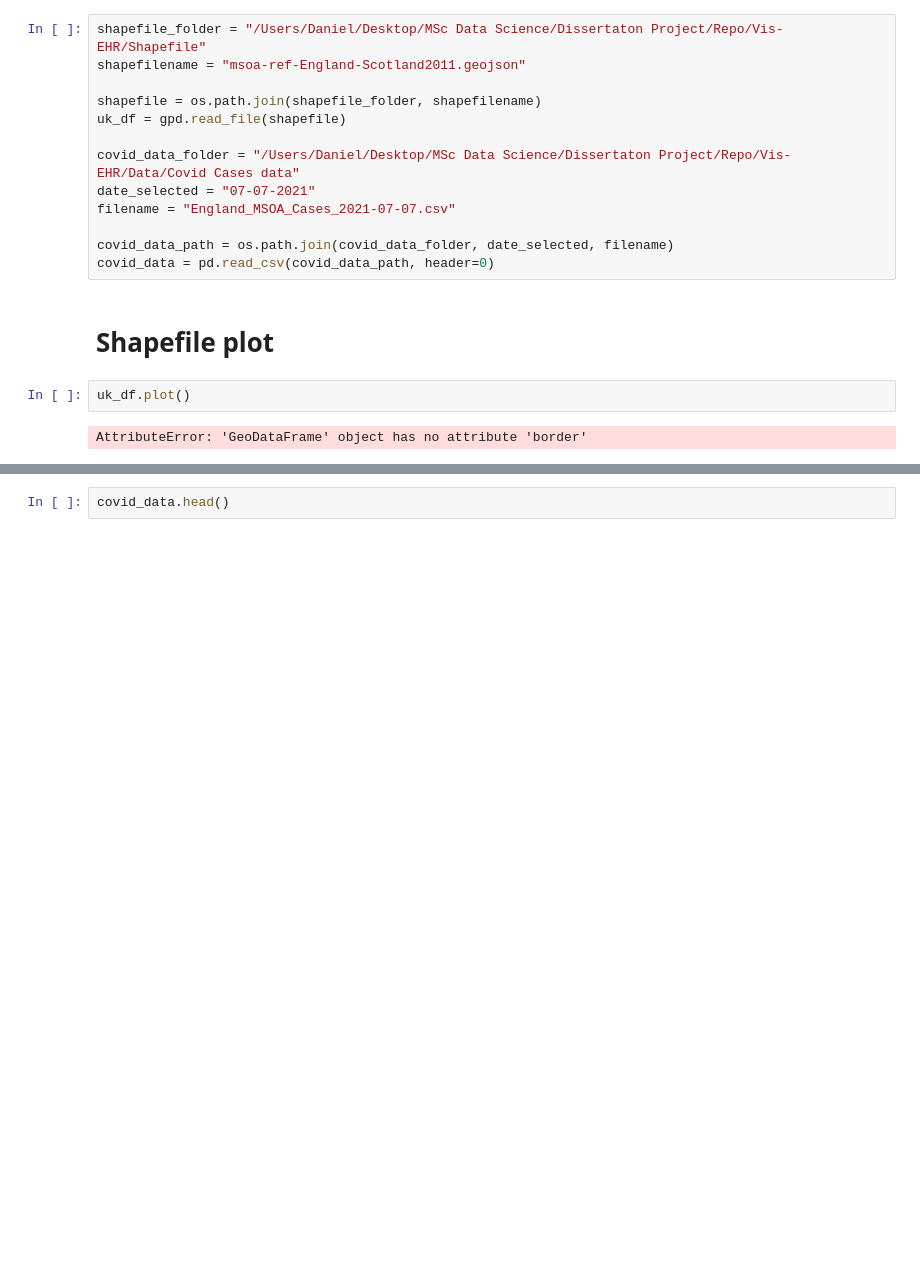
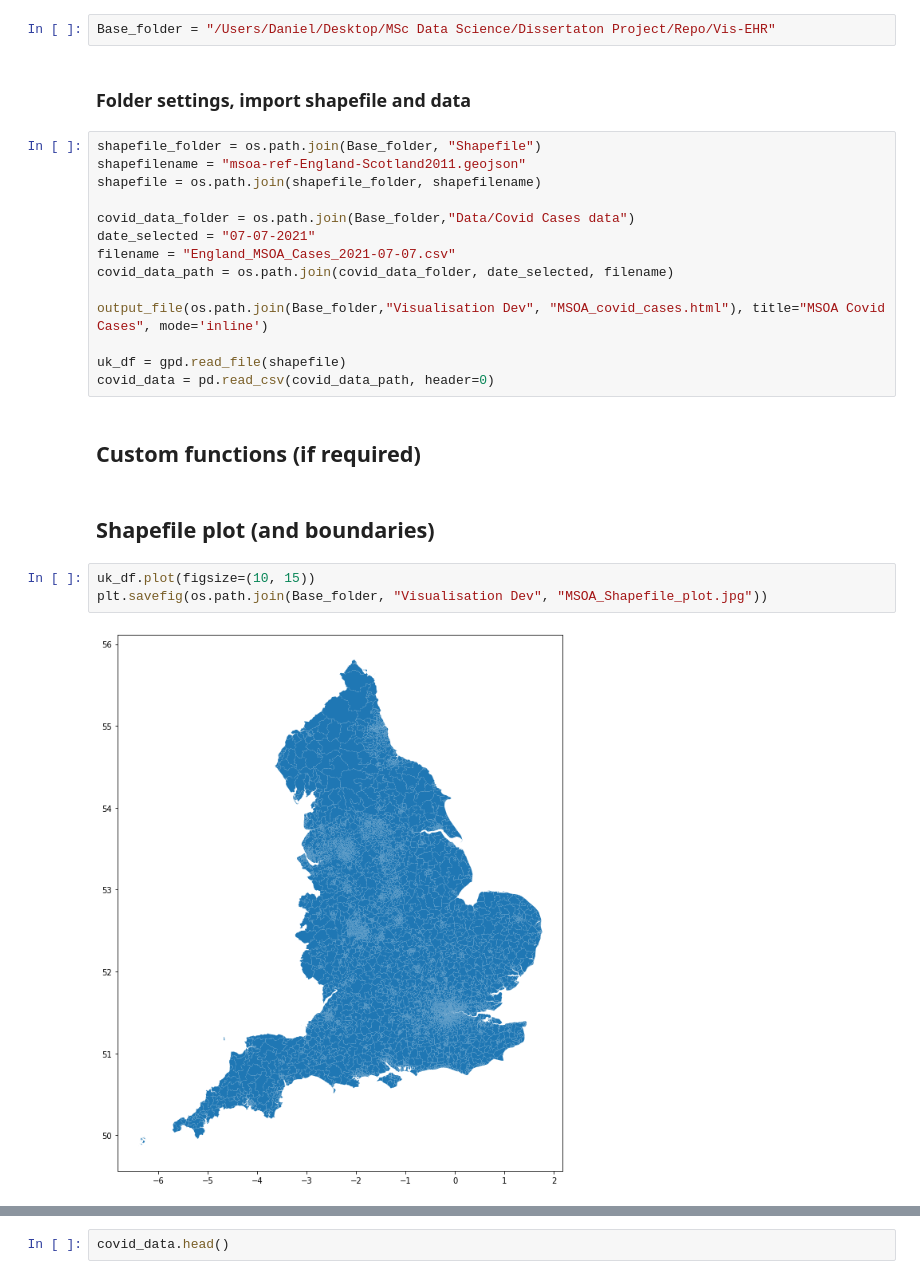
Before and after one commit to DanielAudcent/Vis-EHR, a Jupyter notebook: Code/Shapefile testing.ipynb, the cells around one changed output, grey strips where cells are left out. Cells and saved outputs as stored; diff of their text form; blank space fills up the shorter version.

```diff
--- a/Code/Shapefile testing.ipynb
+++ b/Code/Shapefile testing.ipynb
@@ -8,19 +16,27 @@ import matplotlib.pyplot as plt
+# %%
+Base_folder = "/Users/Daniel/Desktop/MSc Data Science/Dissertaton Project/Repo/Vis-EHR"
+# %% [markdown]
+### Folder settings, import shapefile and data
 # %%
-shapefile_folder = "/Users/Daniel/Desktop/MSc Data Science/Dissertaton Project/Repo/Vis-EHR/Shapefile"
+shapefile_folder = os.path.join(Base_folder, "Shapefile")
 shapefilename = "msoa-ref-England-Scotland2011.geojson"
+shapefile = os.path.join(shapefile_folder, shapefilename)
 
-shapefile = os.path.join(shapefile_folder, shapefilename)
-uk_df = gpd.read_file(shapefile)
-
-covid_data_folder = "/Users/Daniel/Desktop/MSc Data Science/Dissertaton Project/Repo/Vis-EHR/Data/Covid Cases data"
+covid_data_folder = os.path.join(Base_folder,"Data/Covid Cases data")
 date_selected = "07-07-2021"
 filename = "England_MSOA_Cases_2021-07-07.csv"
+covid_data_path = os.path.join(covid_data_folder, date_selected, filename)
 
-covid_data_path = os.path.join(covid_data_folder, date_selected, filename)
+output_file(os.path.join(Base_folder,"Visualisation Dev", "MSOA_covid_cases.html"), title="MSOA Covid Cases", mode='inline')
+
+uk_df = gpd.read_file(shapefile)
 covid_data = pd.read_csv(covid_data_path, header=0)
+# %% [markdown]
+## Custom functions (if required)
 # %% [markdown]
-# Shapefile plot
+## Shapefile plot (and boundaries)
 # %%
-uk_df.plot()
+uk_df.plot(figsize=(10, 15))
+plt.savefig(os.path.join(Base_folder, "Visualisation Dev", "MSOA_Shapefile_plot.jpg"))
 # %% [output]
-AttributeError: 'GeoDataFrame' object has no attribute 'border'
+[figure, added]
```
Also changed, not shown: parts of 10 cells of this notebook, 13 other files.
